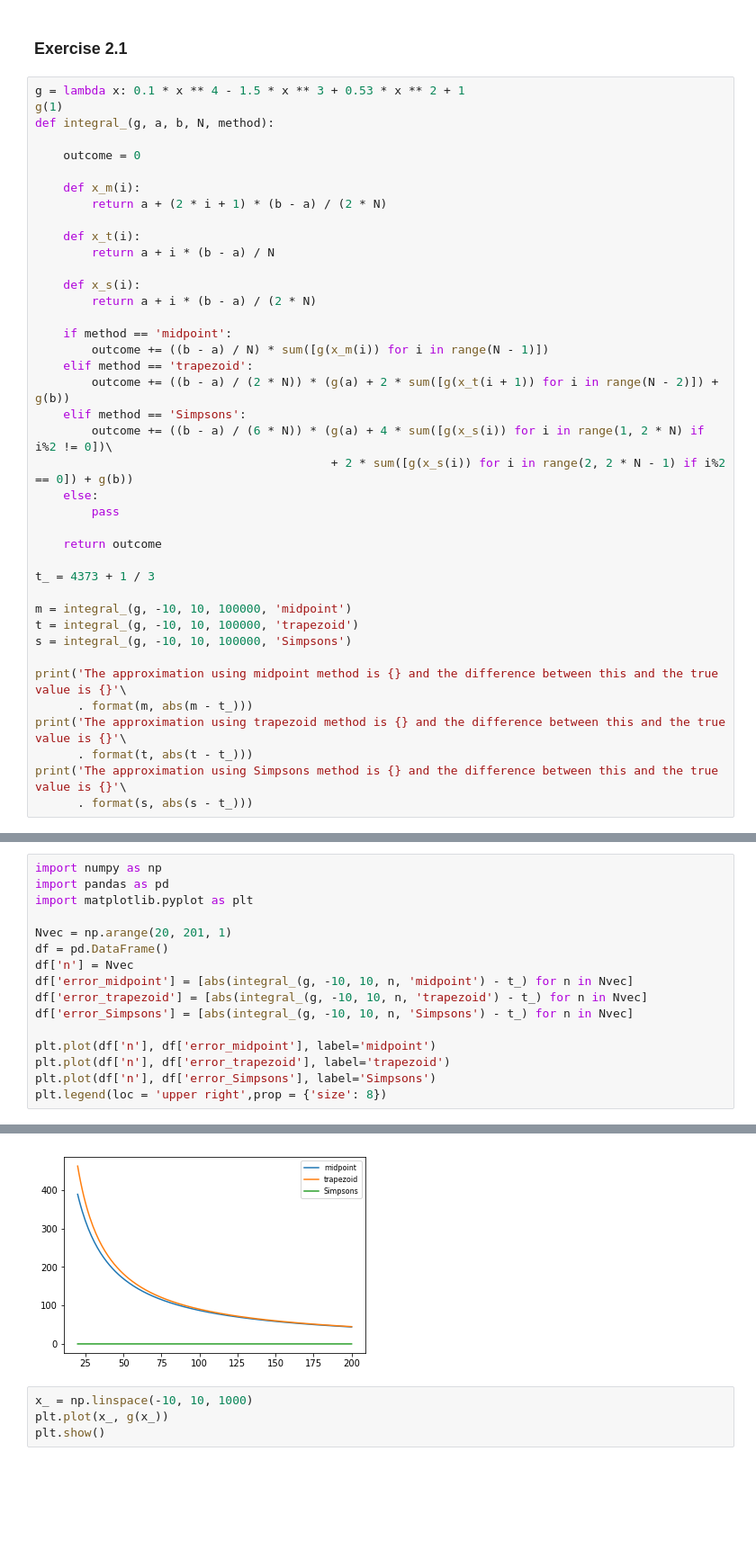
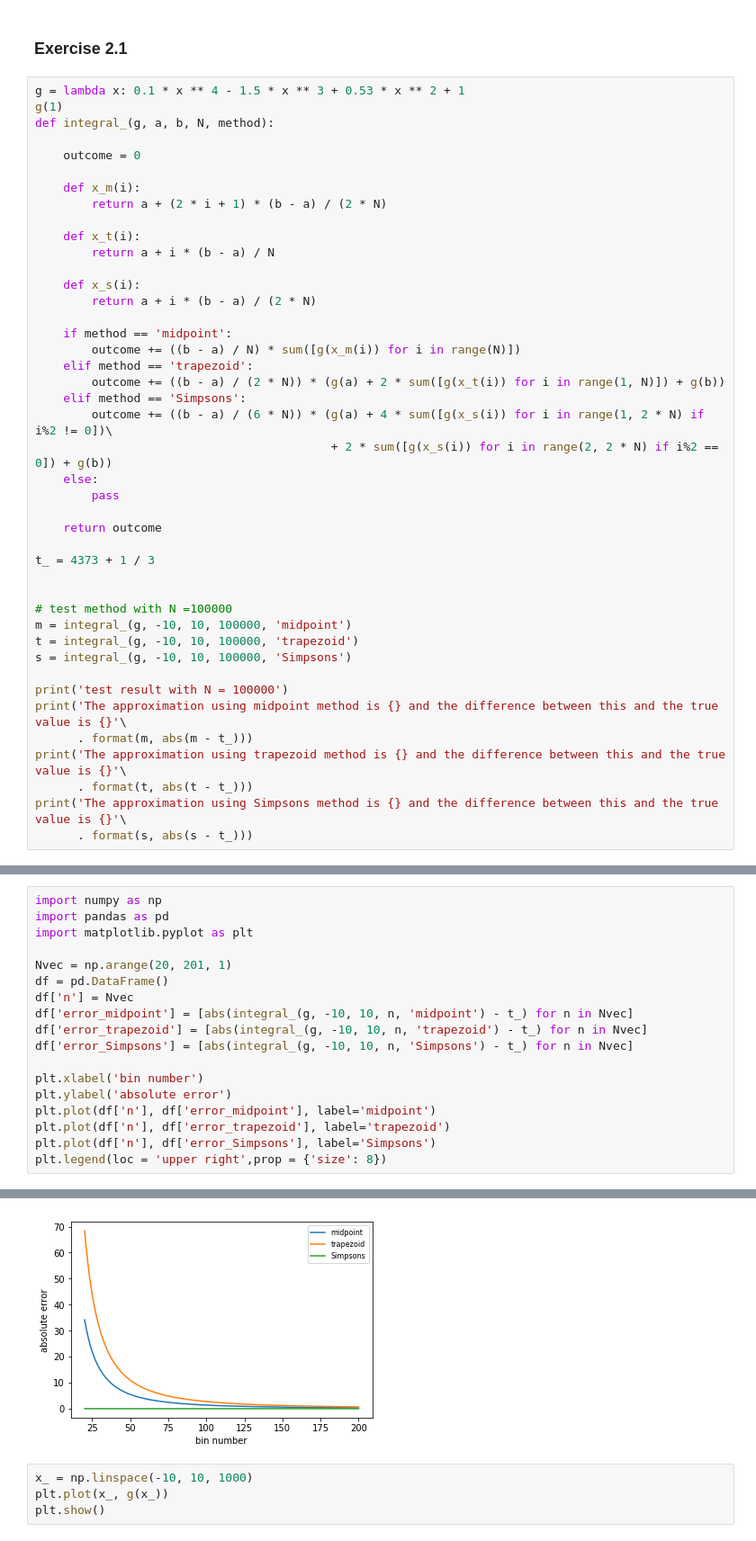
Before and after one commit to hihowme/persp-model-econ_w20, a Jupyter notebook: ProblemSets/PS2/PS2_part2_haihao.ipynb, the cells around one changed output, grey strips where cells are left out. Shown at 90% size. Saved outputs shown, nothing was run; the diff lists cells and outputs as text; blank space fills up the shorter version.

```diff
--- a/ProblemSets/PS2/PS2_part2_haihao.ipynb
+++ b/ProblemSets/PS2/PS2_part2_haihao.ipynb
@@ -23,12 +23,12 @@ def integral_(g, a, b, N, method):
         return a + i * (b - a) / (2 * N)
 
     if method == 'midpoint':
-        outcome += ((b - a) / N) * sum([g(x_m(i)) for i in range(N - 1)])
+        outcome += ((b - a) / N) * sum([g(x_m(i)) for i in range(N)])
     elif method == 'trapezoid':
-        outcome += ((b - a) / (2 * N)) * (g(a) + 2 * sum([g(x_t(i + 1)) for i in range(N - 2)]) + g(b))
+        outcome += ((b - a) / (2 * N)) * (g(a) + 2 * sum([g(x_t(i)) for i in range(1, N)]) + g(b))
     elif method == 'Simpsons':
         outcome += ((b - a) / (6 * N)) * (g(a) + 4 * sum([g(x_s(i)) for i in range(1, 2 * N) if i%2 != 0])\
-                                          + 2 * sum([g(x_s(i)) for i in range(2, 2 * N - 1) if i%2 == 0]) + g(b))
+                                          + 2 * sum([g(x_s(i)) for i in range(2, 2 * N) if i%2 == 0]) + g(b))
     else:
         pass
 
@@ -36,10 +36,13 @@ def integral_(g, a, b, N, method):
 
 t_ = 4373 + 1 / 3
 
+
+# test method with N =100000
 m = integral_(g, -10, 10, 100000, 'midpoint')
 t = integral_(g, -10, 10, 100000, 'trapezoid')
 s = integral_(g, -10, 10, 100000, 'Simpsons')
 
+print('test result with N = 100000')
 print('The approximation using midpoint method is {} and the difference between this and the true value is {}'\
       . format(m, abs(m - t_)))
 print('The approximation using trapezoid method is {} and the difference between this and the true value is {}'\
@@ -53,22 +57,24 @@ The approximation using Simpsons method is 4373.333333333362 and the difference
 # %%
 import numpy as np
 import pandas as pd
 import matplotlib.pyplot as plt
 
 Nvec = np.arange(20, 201, 1)
 df = pd.DataFrame()
 df['n'] = Nvec
 df['error_midpoint'] = [abs(integral_(g, -10, 10, n, 'midpoint') - t_) for n in Nvec]
 df['error_trapezoid'] = [abs(integral_(g, -10, 10, n, 'trapezoid') - t_) for n in Nvec]
 df['error_Simpsons'] = [abs(integral_(g, -10, 10, n, 'Simpsons') - t_) for n in Nvec]
 
+plt.xlabel('bin number')
+plt.ylabel('absolute error')
 plt.plot(df['n'], df['error_midpoint'], label='midpoint')
 plt.plot(df['n'], df['error_trapezoid'], label='trapezoid')
 plt.plot(df['n'], df['error_Simpsons'], label='Simpsons')
 plt.legend(loc = 'upper right',prop = {'size': 8})
 # %% [output]
 <matplotlib.legend.Legend at 0x...>
-[figure, old version]
+[figure, new version]
 # %%
 x_ = np.linspace(-10, 10, 1000)
 plt.plot(x_, g(x_))
```
Also changed, not shown: parts of 3 cells of this notebook.
